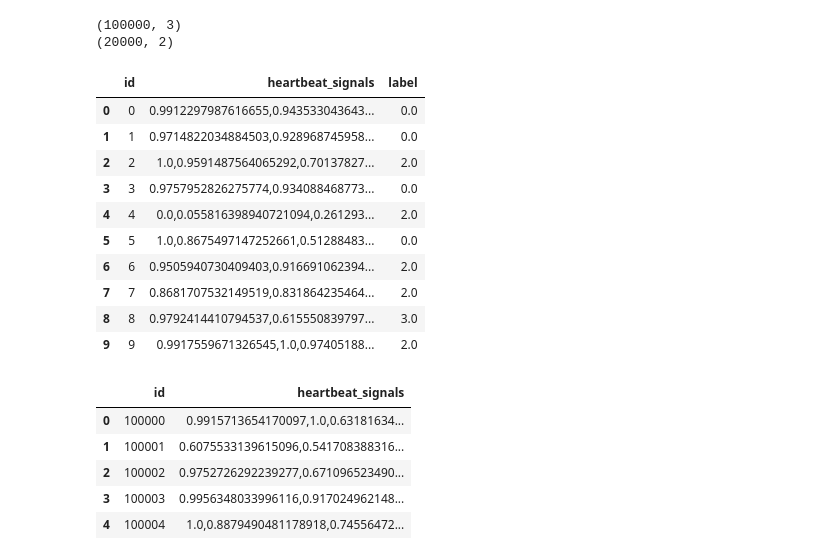
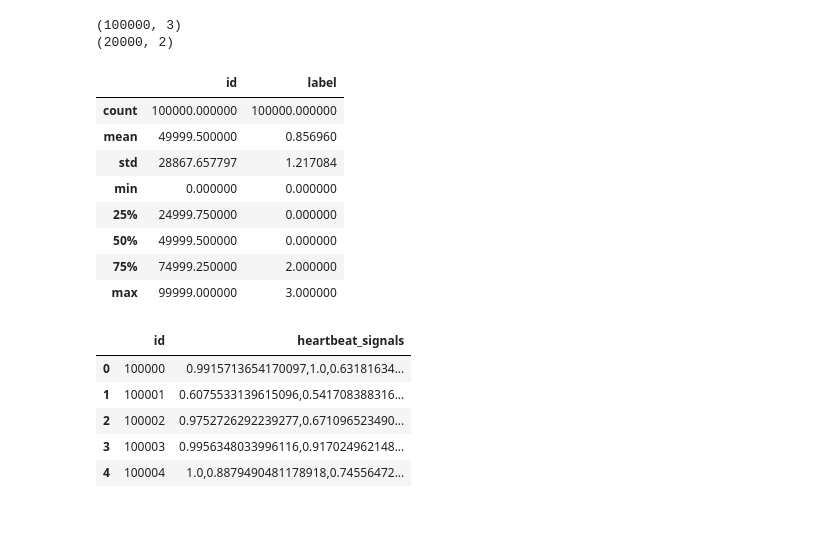
Before and after one commit to buaamse/ml, a Jupyter notebook: heartbeat_features.ipynb, the cells around one changed output. Saved outputs shown, nothing was run; the diff lists cells and outputs as text; code cells hidden in the pictures; blank space fills up the shorter version.

```diff
--- a/heartbeat_features.ipynb
+++ b/heartbeat_features.ipynb
@@ -47,19 +47,18 @@ print(data_test_A.shape)
 (100000, 3)
 (20000, 2)
 # %%
-data_train.head(10)
+data_train.head()
+data_train.describe()
 # %% [output]
-|  | id | heartbeat_signals | label |
-| 0 | 0 | 0.9912297987616655,0.943533043643... | 0.0 |
-| 1 | 1 | 0.9714822034884503,0.928968745958... | 0.0 |
-| 2 | 2 | 1.0,0.9591487564065292,0.70137827... | 2.0 |
-| 3 | 3 | 0.9757952826275774,0.934088468773... | 0.0 |
-| 4 | 4 | 0.0,0.055816398940721094,0.261293... | 2.0 |
-| 5 | 5 | 1.0,0.8675497147252661,0.51288483... | 0.0 |
-| 6 | 6 | 0.9505940730409403,0.916691062394... | 2.0 |
-| 7 | 7 | 0.8681707532149519,0.831864235464... | 2.0 |
-| 8 | 8 | 0.9792414410794537,0.615550839797... | 3.0 |
-| 9 | 9 | 0.9917559671326545,1.0,0.97405188... | 2.0 |
+|  | id | label |
+| count | 100000.000000 | 100000.000000 |
+| mean | 49999.500000 | 0.856960 |
+| std | 28867.657797 | 1.217084 |
+| min | 0.000000 | 0.000000 |
+| 25% | 24999.750000 | 0.000000 |
+| 50% | 49999.500000 | 0.000000 |
+| 75% | 74999.250000 | 2.000000 |
+| max | 99999.000000 | 3.000000 |
 # %%
 # data_train['label']
 # %%
```
Also changed, not shown: parts of 6 cells of this notebook.
